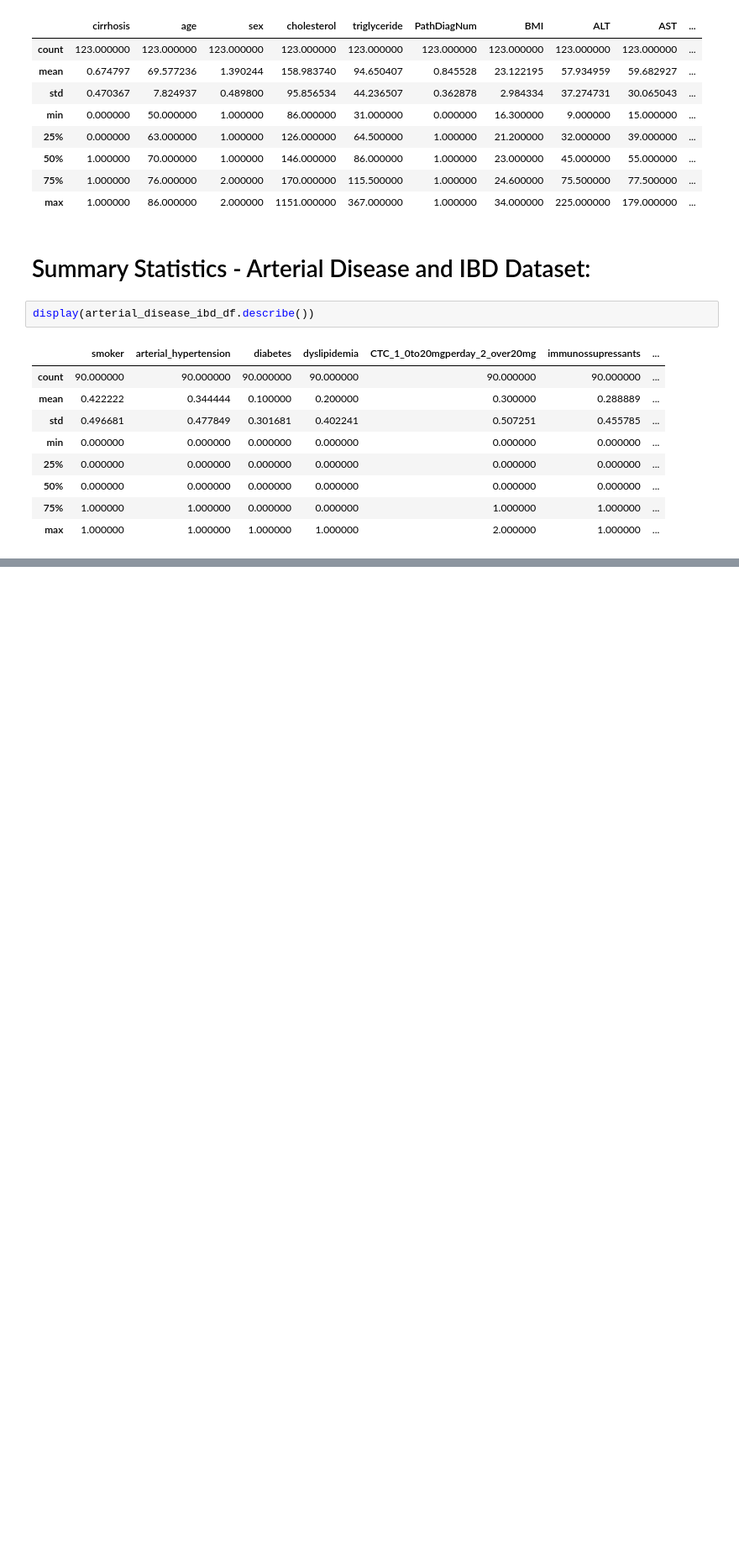
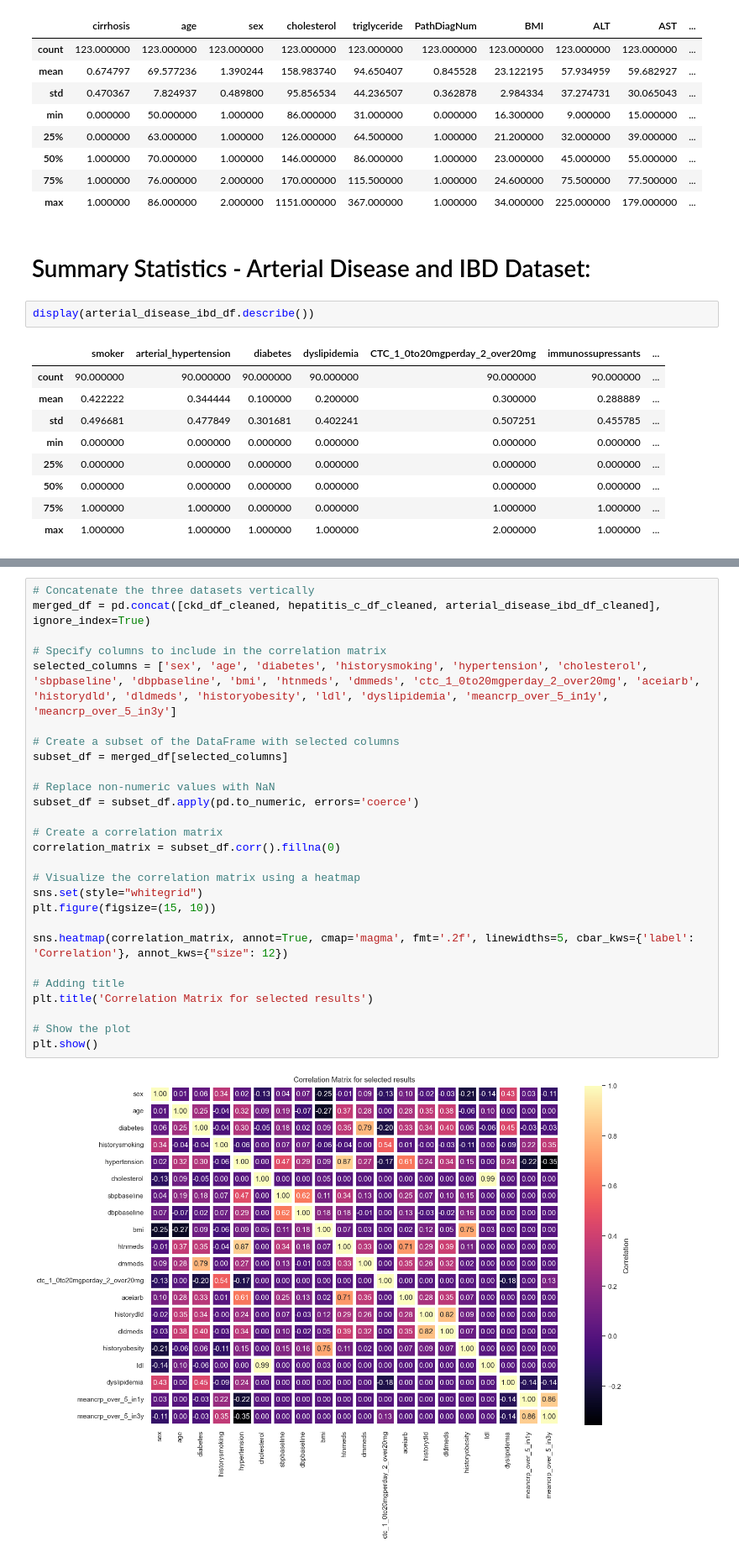
Before and after one commit to farazmazhar29/MADE-FAU, a Jupyter notebook: project/data-exploration.ipynb, the cells around one changed output, grey strips where cells are left out. Shown at 84% size. Saved outputs shown, nothing was run; the diff lists cells and outputs as text; blank space fills up the shorter version.

```diff
--- a/project/data-exploration.ipynb
+++ b/project/data-exploration.ipynb
@@ -154,0 +292,29 @@ display(arterial_disease_ibd_df.describe())
+# %%
+# Concatenate the three datasets vertically
+merged_df = pd.concat([ckd_df_cleaned, hepatitis_c_df_cleaned, arterial_disease_ibd_df_cleaned], ignore_index=True)
+
+# Specify columns to include in the correlation matrix
+selected_columns = ['sex', 'age', 'diabetes', 'historysmoking', 'hypertension', 'cholesterol', 'sbpbaseline', 'dbpbaseline', 'bmi', 'htnmeds', 'dmmeds', 'ctc_1_0to20mgperday_2_over20mg', 'aceiarb', 'historydld', 'dldmeds', 'historyobesity', 'ldl', 'dyslipidemia', 'meancrp_over_5_in1y', 'meancrp_over_5_in3y']
+
+# Create a subset of the DataFrame with selected columns
+subset_df = merged_df[selected_columns]
+
+# Replace non-numeric values with NaN
+subset_df = subset_df.apply(pd.to_numeric, errors='coerce')
+
+# Create a correlation matrix
+correlation_matrix = subset_df.corr().fillna(0)
+
+# Visualize the correlation matrix using a heatmap
+sns.set(style="whitegrid")
+plt.figure(figsize=(15, 10))
+
+sns.heatmap(correlation_matrix, annot=True, cmap='magma', fmt='.2f', linewidths=5, cbar_kws={'label': 'Correlation'}, annot_kws={"size": 12})
+
+# Adding title
+plt.title('Correlation Matrix for selected results')
+
+# Show the plot
+plt.show()
+# %% [output]
+[figure, added]
```
Also changed, not shown: parts of 17 cells of this notebook.
